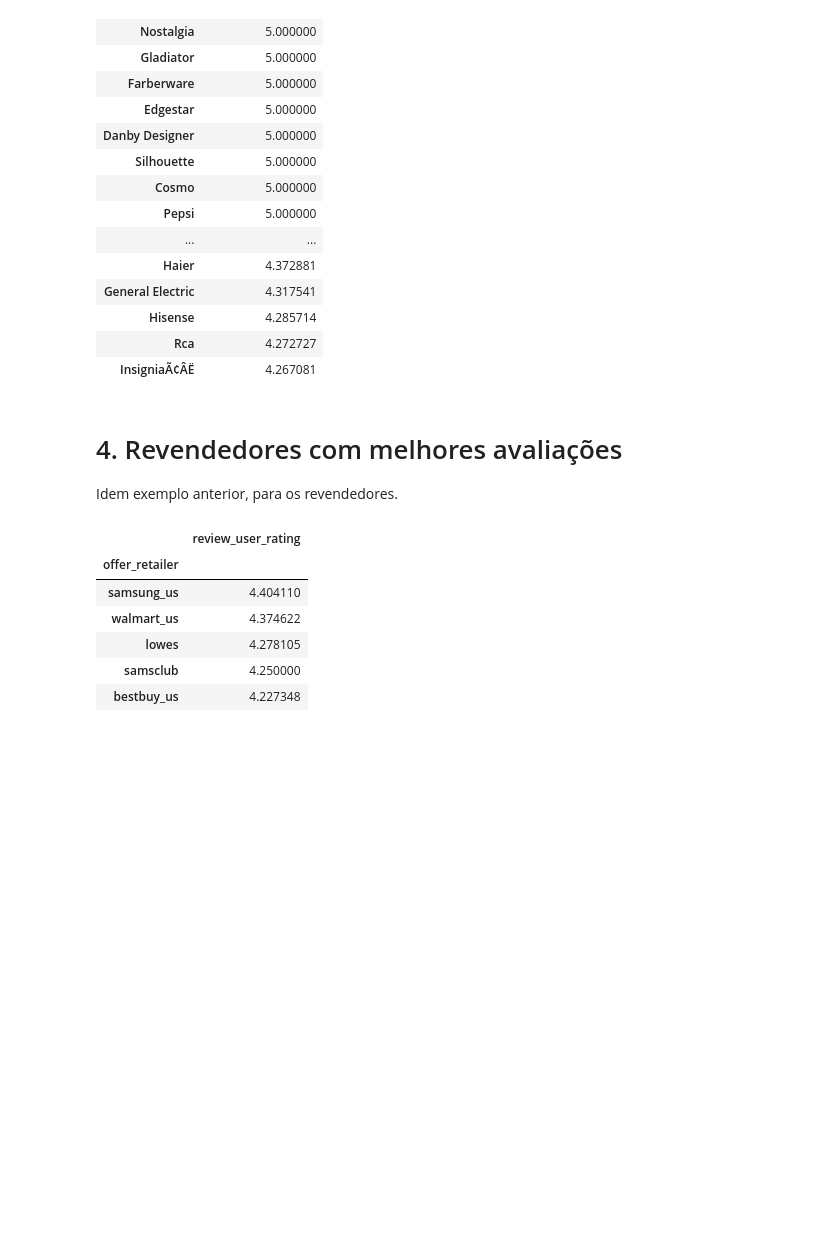
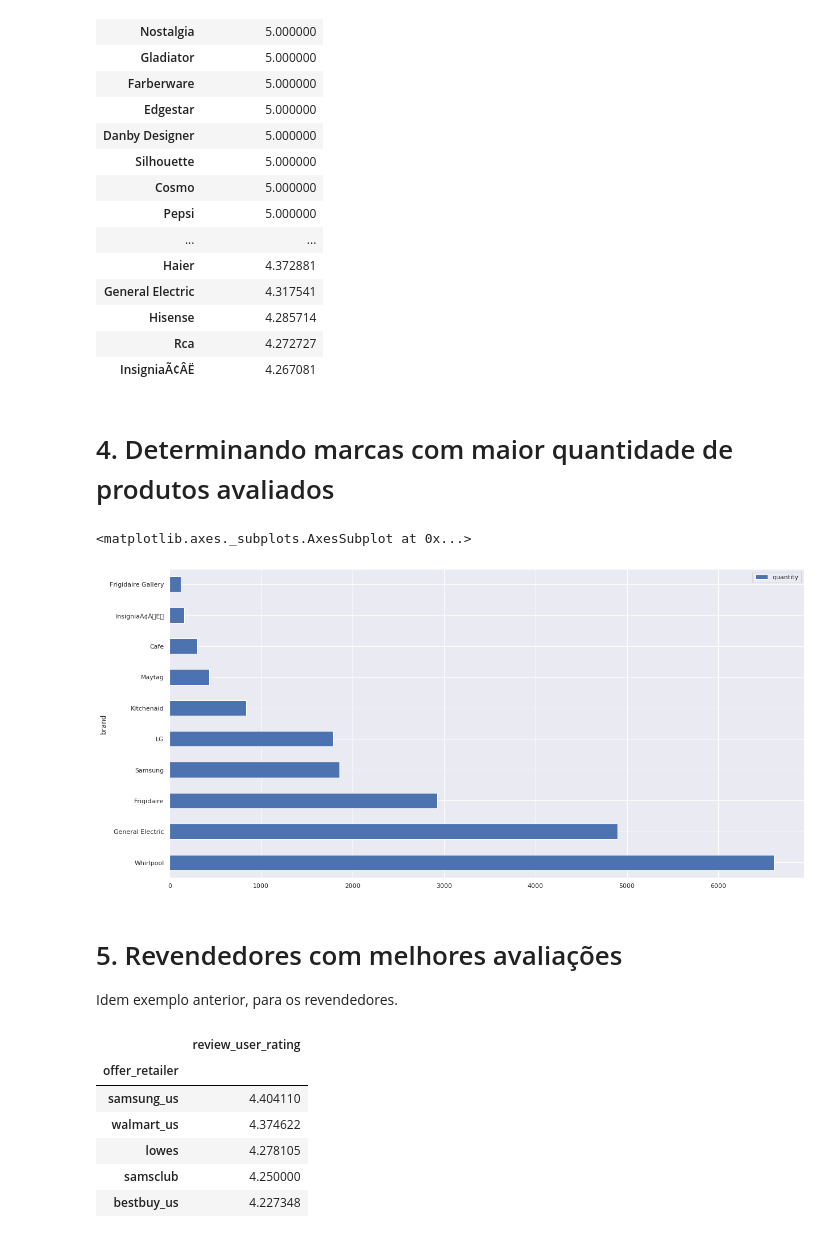
Before and after one commit to kenzosakiyama/extracao_de_aspectos, a Jupyter notebook: notebooks/1_introducao.ipynb, the cells around one changed output. Drawn from its saved outputs; the diff is of its cells as text; code cells hidden in the pictures; blank space fills up the shorter version.

Commit message:
Adicionando visualização de quantidade de avaliações por marca

```diff
--- a/notebooks/1_introducao.ipynb
+++ b/notebooks/1_introducao.ipynb
@@ -98,5 +102,17 @@ brands_df.sort_values(by="review_user_rating", ascending=False).head(20)
+# %% [markdown]
+# 4. Determinando marcas com maior quantidade de produtos avaliados
+# %%
+reviews_df = data_df[["brand", "review_user_rating"]].groupby("brand").count()
+# %%
+reviews_df.columns = ["quantity"]
+reviews_df.sort_values(by="quantity", ascending=False, inplace=True)
+# %%
+reviews_df.head(10).plot.barh()
+# %% [output]
+<matplotlib.axes._subplots.AxesSubplot at 0x...>
+[figure, added]
 # %% [markdown]
-# 4. Revendedores com melhores avaliações
+# 5. Revendedores com melhores avaliações
 
 Idem exemplo anterior, para os revendedores.
 # %%
```
Also changed, not shown: parts of 4 cells of this notebook.
